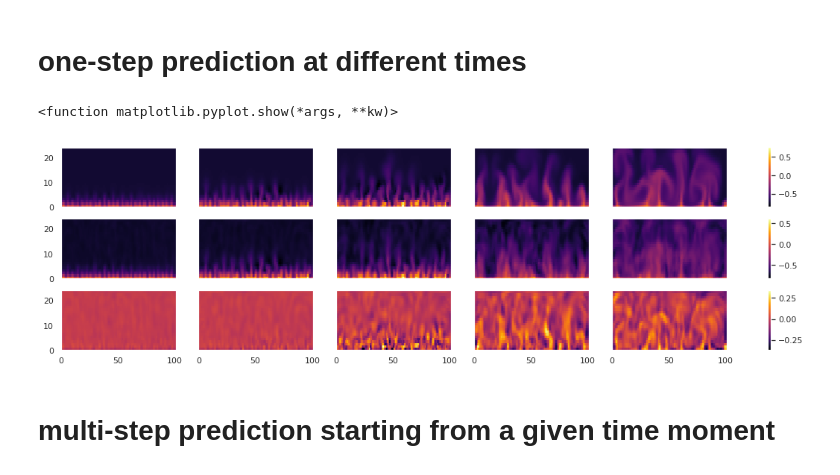
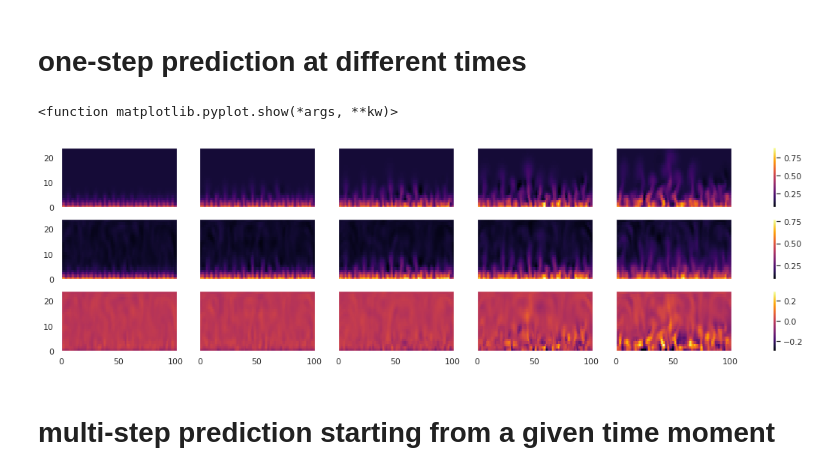
Before and after one commit to jon-dong/reservoir-computing-python, a Jupyter notebook: convection.ipynb, the cells around one changed output. Drawn from its saved outputs; the diff is of its cells as text; code cells hidden in the pictures.

```diff
--- a/convection.ipynb
+++ b/convection.ipynb
@@ -48,7 +48,8 @@ def load_input(path, sequence_length=None, n_repeat=1, derivative_order=0, resha
 # Fitting the algorithm
 # %%
 n_repeat = 1
-sequence_length = 500
+forget = 100
+sequence_length = 2000
 num_datasets =  4
 x_dim = 101
 y_dim = 24
@@ -79,20 +80,20 @@ parallel_res = int(train_data.shape[0]/target_data.shape[0])
 parallel_runs = train_data.shape[0]
 b = Reservoir(n_res=2000, parallel_res = parallel_res, res_scale=1, res_encoding='phase', res_enc_param=np.pi,
               input_scale=1, input_encoding='phase', input_enc_param = np.pi,
-              input_standardize = False, res_standardize = True, output_standardize = False,
-              scale_input_MinMax = (-1, 1), scale_res_MinMax = None, scale_output_MinMax = (-1, 1),
+              input_standardize = False, res_standardize = False, output_standardize = False,
+              scale_input_MinMax = (0, 1), scale_res_MinMax = None, scale_output_MinMax = (0, 1),
               random_projection='simulation', weights_type='complex gaussian',
               activation_fun='intensity', activation_param=1,
               parallel_runs = parallel_runs,
               bias_scale=0.2, leak_rate=0.3,
-              pred_horizon=5, rec_pred_steps=1, forget = 100,
+              pred_horizon=1, rec_pred_steps=100, forget = forget,
               train_method='ridge', train_param=1e1,
               raw_input_feature = True, enc_input_feature = False,
               verbose=1
              )
 
 # Algorithm training
-b.fit(train_data, y=target_data);
+b.fit(train_data, true_output=target_data);
 # true_output, concat_states = b.fit(train_data, y=target_data);
 # %% [output]
 Reservoir Computing algorithm - Training phase:
@@ -120,8 +122,9 @@ true_output = load_input("2D_convection_datasets/x_y_temperature_deltaT_10.npy",
 n_sequence, sequence_length, spatial_points = test_data.shape
 
 # Algorithm testing
-b.parallel_runs = n_sequence
-pred_output, score = b.predict_and_score(test_data, true_output=true_output, detailed_score=False)
+b.parallel_runs = 1
+b.forget = forget
+pred_output, rmse, rmse_vec = b.predict_and_score(test_data, true_output=true_output, detailed_score=True)
 # %% [output]
 Reservoir Computing algorithm - Testing phase:
 
@@ -145,44 +150,45 @@ np.save('prediction_n_res_5000_n_pred_100_dT_10_corrected_temperature', pred_out
 # %%
 # # modifying back the datasets into their initial form
 pred_output_ = pred_output.reshape(
-    sequence_length-b.forget, b.pred_horizon, y_dim, x_dim)
-true_output_ = true_output[:, b.forget:, :].reshape(
-    sequence_length-b.forget, y_dim, x_dim)
+    sequence_length-forget-b.pred_horizon*b.rec_pred_steps, b.pred_horizon*b.rec_pred_steps, y_dim, x_dim)
+true_output_ = true_output[:, forget:, :].reshape(
+    sequence_length-forget, y_dim, x_dim)
 
-times = [415, 2*415, 3*415, 4*415, 5*415]
+dt = 100 # 415
+times = [dt, 2*dt, 3*dt, 4*dt, 5*dt]
 T_true_max = np.amax([true_output_[j+1, :, :] for j in times])
 T_true_min = np.amin([true_output_[j+1, :, :] for j in times])
 T_pred_max = np.amax([pred_output_[j, 0, :, :] for j in times])
 T_pred_min = np.amin([pred_output_[j, 0, :, :] for j in times])
 T_diff_max = np.amax([true_output_[j+1, :, :] - pred_output_[j, 0, :, :] for j in times])
 T_diff_min = np.amin([true_output_[j+1, :, :] - pred_output_[j, 0, :, :] for j in times])
 
 n_fig = 5
 fig, axs = plt.subplots(3, n_fig, sharey=True, sharex=True, figsize=(20,5))
 
 for i in range(n_fig):
     t = times[i]
     im0 = axs[0, i].pcolormesh(true_output_[t+1, :, :], cmap='inferno', vmin=T_true_min, vmax=T_true_max)
 #     plt.ylabel('x')
 #     plt.xlabel('y')
 
     im1 = axs[1, i].pcolormesh(pred_output_[t, 0, :, :], cmap='inferno', vmin=T_pred_min, vmax=T_pred_max)
 #     plt.ylabel('x')
 #     plt.xlabel('y')
 
     im2 = axs[2, i].pcolormesh(
         true_output_[t+1, :, :] - pred_output_[t, 0, :, :], cmap='inferno', vmin=T_diff_min, vmax=T_diff_max)
 #     plt.ylabel('x')
 #     plt.xlabel('y')
 
 fig.colorbar(im0, ax=axs[0, :].ravel().tolist(), shrink=1)
 fig.colorbar(im1, ax=axs[1, :].ravel().tolist(), shrink=1)
 fig.colorbar(im2, ax=axs[2, :].ravel().tolist(), shrink=1)
 plt.show
 # plt.savefig('one-step_prediction_at_different_times.png', bbox_inches='tight', dpi=600)
 # %% [output]
 <function matplotlib.pyplot.show(*args, **kw)>
-[figure, old version]
+[figure, new version]
 # %% [markdown]
 # multi-step prediction starting from a given time moment
 # %%
```
Also changed, not shown: parts of 3 cells of this notebook, 2 other files.
